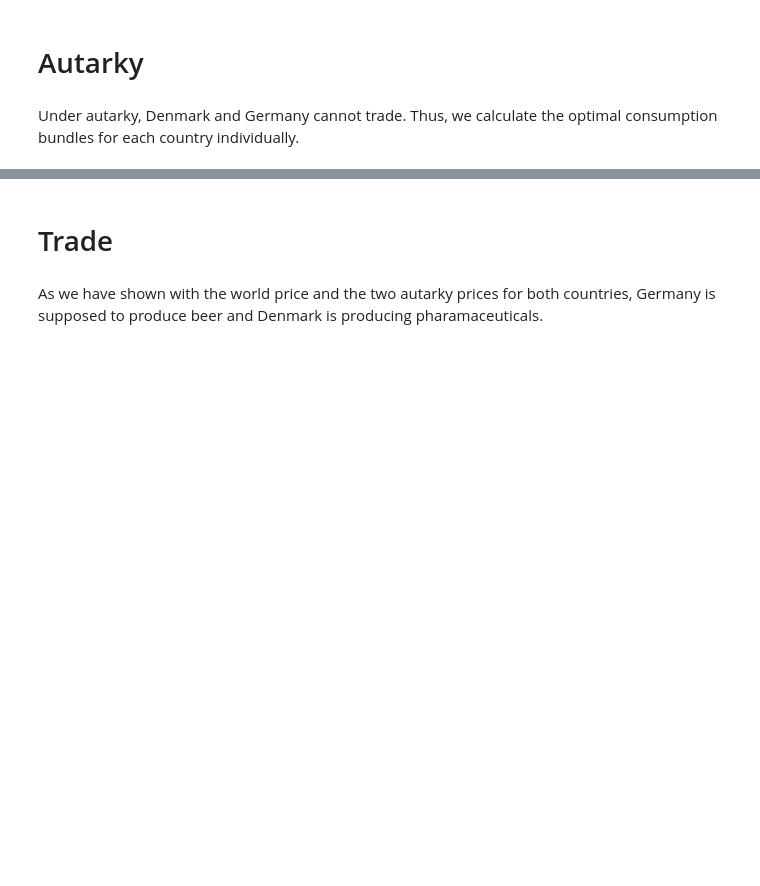
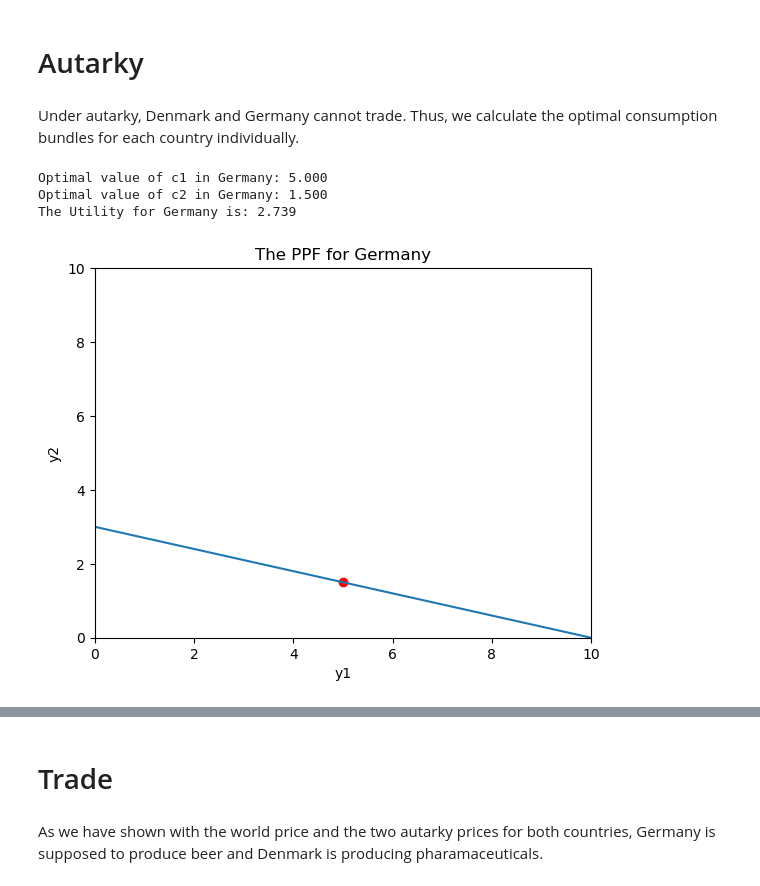
Before and after one commit to NumEconCopenhagen/projects-2023-mes, a Jupyter notebook: modelproject/modelproject.ipynb, the cells around one changed output, grey strips where cells are left out. Saved outputs shown, nothing was run; the diff lists cells and outputs as text; code cells hidden in the pictures; blank space fills up the shorter version.

```diff
--- a/modelproject/modelproject.ipynb
+++ b/modelproject/modelproject.ipynb
@@ -300,4 +304,54 @@ The Ricardian Model is best used to show gains of trade. To illustrate this, we
 # Autarky
 # %% [markdown]
 Under autarky, Denmark and Germany cannot trade. Thus, we calculate the optimal consumption bundles for each country individually.
+# %%
+# Germany under autarky
+
+model = RicardianModelClass()
+
+# insert values
+alpha = 0.5
+a1_g = 10
+a2_g = 3
+
+optimal_c1, optimal_c2 = model.optimize_autarky(alpha, a1_g, a2_g)
+
+# Print the optimal values of c1 and c2
+print(f"Optimal value of c1 in Germany: {optimal_c1:.3f}")
+print(f"Optimal value of c2 in Germany: {optimal_c2:.3f}")
+
+# the utility for Germany
+uDK = model.utility( [optimal_c1, optimal_c2], alpha)
+print(f"The Utility for Germany is: {uDK:.3f}")
+
+# Visualize the optimal consumption in the PPF
+
+
+# define a range of values for y1
+y1 = np.linspace(0, 10)
+
+
+# calculate corresponding values of y2 using the given equation
+y2 = a2_g - (a2_g/a1_g)*y1
+
+
+# plot y2G against y1G
+plt.plot(y1, y2)
+plt.xlabel('y1')
+plt.ylabel('y2')
+plt.title('The PPF for Germany')
+plt.xlim(0, 10)
+plt.ylim(0, 10)
+
+
+# add a point at coordinates (5, 2)
+plt.scatter(optimal_c1, optimal_c2, color='red')
+
+
+plt.show()
+# %% [output]
+Optimal value of c1 in Germany: 5.000
+Optimal value of c2 in Germany: 1.500
+The Utility for Germany is: 2.739
+[figure, added]
 # %%
```
Also changed, not shown: parts of 6 cells of this notebook.
